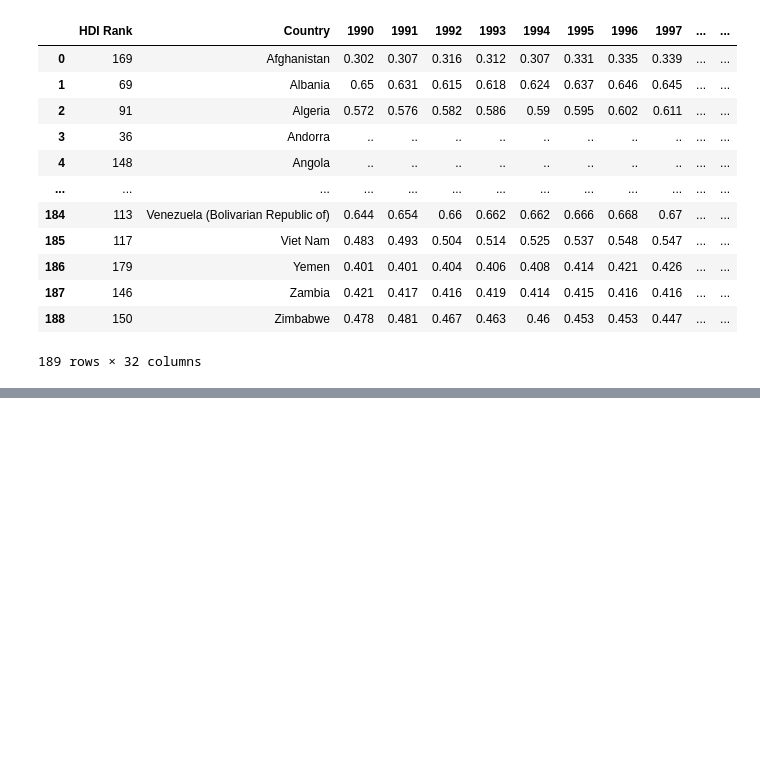
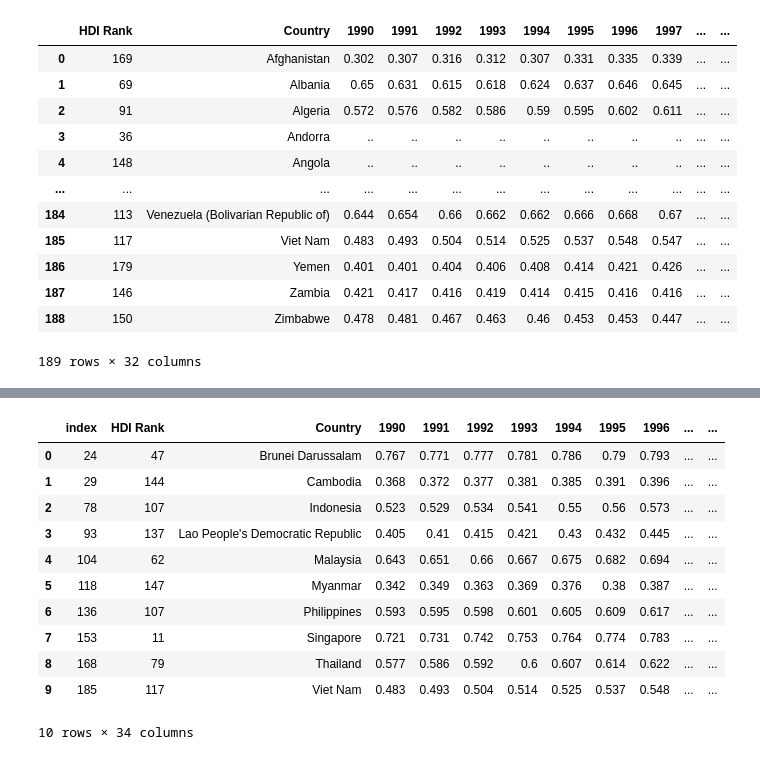
Before and after one commit to ikariyani/python-100daysChallenge, a Jupyter notebook: PROJECT/DAY 33/MATPLOTLIB - Line Chart (Multiple Lines).ipynb, the cells around one changed output, grey strips where cells are left out. Drawn from its saved outputs; the diff is of its cells as text; code cells hidden in the pictures; blank space fills up the shorter version.

```diff
--- a/PROJECT/DAY 33/MATPLOTLIB - Line Chart (Multiple Lines).ipynb
+++ b/PROJECT/DAY 33/MATPLOTLIB - Line Chart (Multiple Lines).ipynb
@@ -31,0 +76,17 @@ df
+# %%
+Asean = Asean.reset_index()
+
+Asean
+# %% [output]
+|  | index | HDI Rank | Country | 1990 | 1991 | 1992 | 1993 | 1994 | 1995 | 1996 | ... | ... |
+| 0 | 24 | 47 | Brunei Darussalam | 0.767 | 0.771 | 0.777 | 0.781 | 0.786 | 0.79 | 0.793 | ... | ... |
+| 1 | 29 | 144 | Cambodia | 0.368 | 0.372 | 0.377 | 0.381 | 0.385 | 0.391 | 0.396 | ... | ... |
+| 2 | 78 | 107 | Indonesia | 0.523 | 0.529 | 0.534 | 0.541 | 0.55 | 0.56 | 0.573 | ... | ... |
+| 3 | 93 | 137 | Lao People's Democratic Republic | 0.405 | 0.41 | 0.415 | 0.421 | 0.43 | 0.432 | 0.445 | ... | ... |
+| 4 | 104 | 62 | Malaysia | 0.643 | 0.651 | 0.66 | 0.667 | 0.675 | 0.682 | 0.694 | ... | ... |
+| 5 | 118 | 147 | Myanmar | 0.342 | 0.349 | 0.363 | 0.369 | 0.376 | 0.38 | 0.387 | ... | ... |
+| 6 | 136 | 107 | Philippines | 0.593 | 0.595 | 0.598 | 0.601 | 0.605 | 0.609 | 0.617 | ... | ... |
+| 7 | 153 | 11 | Singapore | 0.721 | 0.731 | 0.742 | 0.753 | 0.764 | 0.774 | 0.783 | ... | ... |
+| 8 | 168 | 79 | Thailand | 0.577 | 0.586 | 0.592 | 0.6 | 0.607 | 0.614 | 0.622 | ... | ... |
+| 9 | 185 | 117 | Viet Nam | 0.483 | 0.493 | 0.504 | 0.514 | 0.525 | 0.537 | 0.548 | ... | ... |
+10 rows × 34 columns
```
Also changed, not shown: parts of 13 cells of this notebook, 12 other files.
